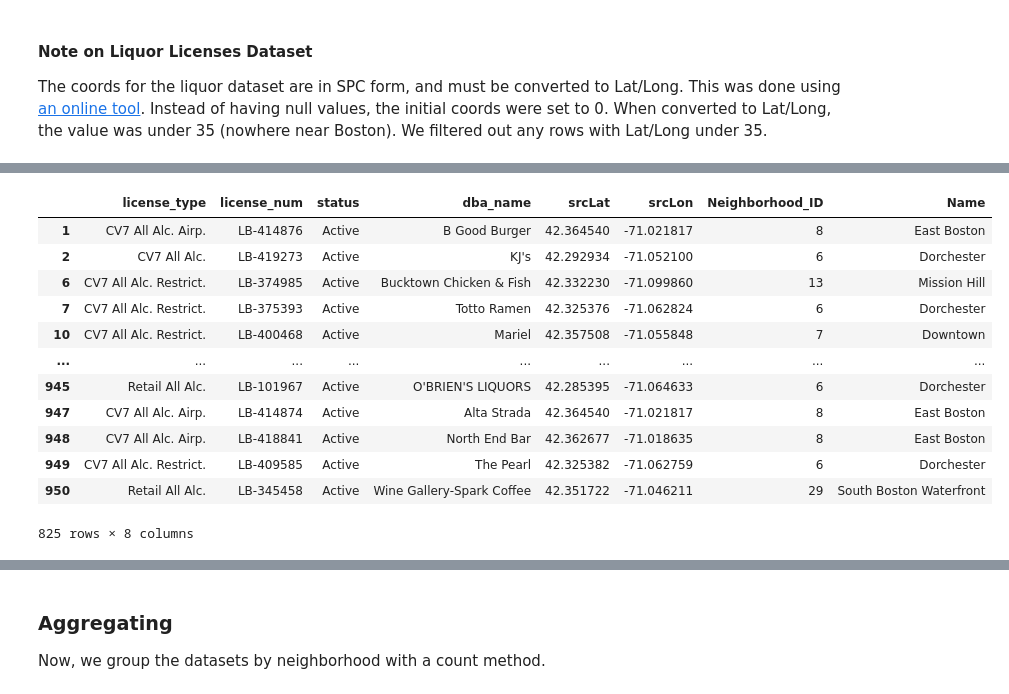
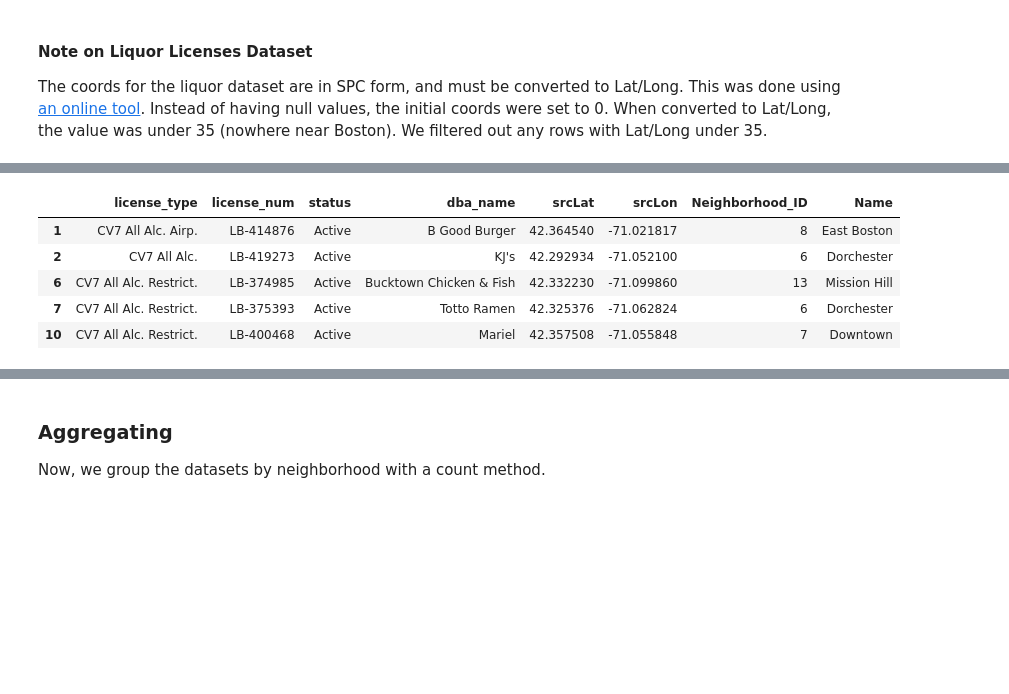
Before and after one commit to pickdani/Bostonography-Final, a Jupyter notebook: data-manipulation.ipynb, the cells around one changed output, grey strips where cells are left out. Drawn from its saved outputs; the diff is of its cells as text; code cells hidden in the pictures; blank space fills up the shorter version.

```diff
--- a/data-manipulation.ipynb
+++ b/data-manipulation.ipynb
@@ -135,2 +174,5 @@ We wanted to focus specifically on bars or similar establishments where patrons
 # %%
 alc = alc.loc[alc['license_type'].str.contains('All Alc.')]
+alc = alc.loc[alc['status'].str.contains('Active')]
+alc = alc[alc[['issued', 'license_type']].notnull().all(1)]
+alc.head()
@@ -201,17 +243,10 @@ crime
 # %%
-alc
+alc.head()
 # %% [output]
 |  | license_type | license_num | status | dba_name | srcLat | srcLon | Neighborhood_ID | Name |
 | 1 | CV7 All Alc. Airp. | LB-414876 | Active | B Good Burger | 42.364540 | -71.021817 | 8 | East Boston |
 | 2 | CV7 All Alc. | LB-419273 | Active | KJ's | 42.292934 | -71.052100 | 6 | Dorchester |
 | 6 | CV7 All Alc. Restrict. | LB-374985 | Active | Bucktown Chicken & Fish | 42.332230 | -71.099860 | 13 | Mission Hill |
 | 7 | CV7 All Alc. Restrict. | LB-375393 | Active | Totto Ramen | 42.325376 | -71.062824 | 6 | Dorchester |
 | 10 | CV7 All Alc. Restrict. | LB-400468 | Active | Mariel | 42.357508 | -71.055848 | 7 | Downtown |
-| ... | ... | ... | ... | ... | ... | ... | ... | ... |
-| 945 | Retail All Alc. | LB-101967 | Active | O'BRIEN'S LIQUORS | 42.285395 | -71.064633 | 6 | Dorchester |
-| 947 | CV7 All Alc. Airp. | LB-414874 | Active | Alta Strada | 42.364540 | -71.021817 | 8 | East Boston |
-| 948 | CV7 All Alc. Airp. | LB-418841 | Active | North End Bar | 42.362677 | -71.018635 | 8 | East Boston |
-| 949 | CV7 All Alc. Restrict. | LB-409585 | Active | The Pearl | 42.325382 | -71.062759 | 6 | Dorchester |
-| 950 | Retail All Alc. | LB-345458 | Active | Wine Gallery-Spark Coffee | 42.351722 | -71.046211 | 29 | South Boston Waterfront |
-825 rows × 8 columns
 # %%
```
Also changed, not shown: parts of 29 cells of this notebook, 1 other file.
